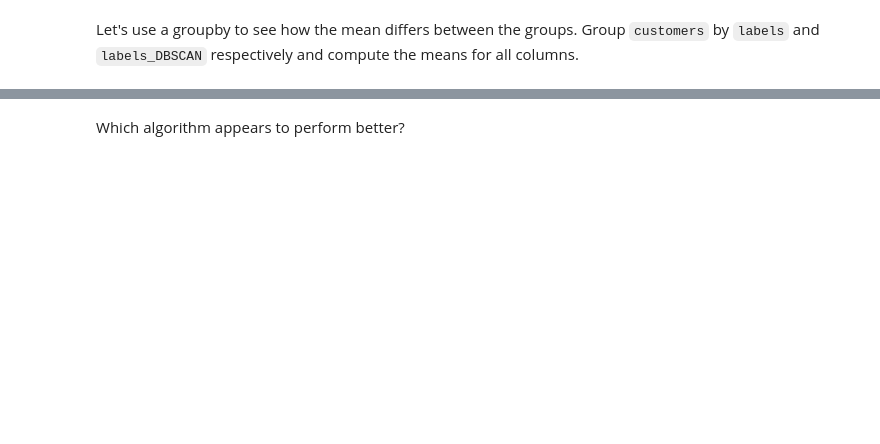
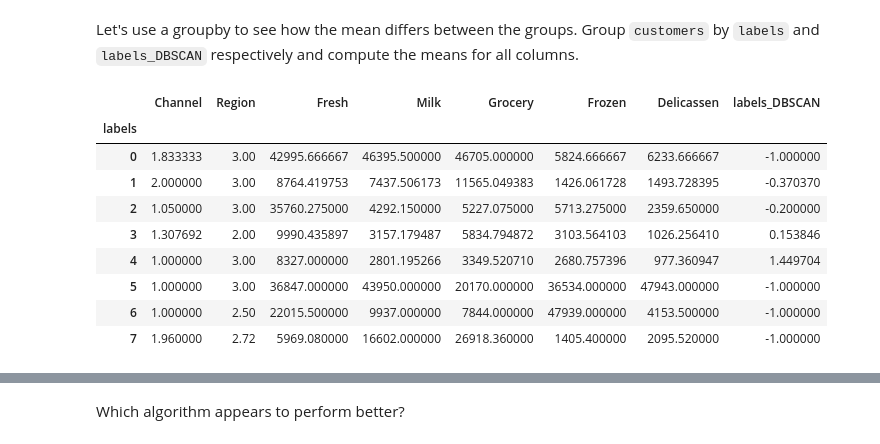
Before and after one commit to Ironhack-Data-Madrid-Octubre-2023/7.4-lab_unsupervised_learning, a Jupyter notebook: your-code/main.ipynb, the cells around one changed output, grey strips where cells are left out. Drawn from its saved outputs; the diff is of its cells as text; code cells hidden in the pictures; blank space fills up the shorter version.

```diff
--- a/your-code/main.ipynb
+++ b/your-code/main.ipynb
@@ -296,0 +328,17 @@ Let's use a groupby to see how the mean differs between the groups. Group `custo
+# %%
+means_kmeans = filt_df.groupby('labels').mean()
+
+means_dbscan = filt_df.groupby('labels_DBSCAN').mean()
+
+display(means_kmeans)
+# %% [output]
+|  | Channel | Region | Fresh | Milk | Grocery | Frozen | Delicassen | labels_DBSCAN |
+| labels |  |  |  |  |  |  |  |  |
+| 0 | 1.833333 | 3.00 | 42995.666667 | 46395.500000 | 46705.000000 | 5824.666667 | 6233.666667 | -1.000000 |
+| 1 | 2.000000 | 3.00 | 8764.419753 | 7437.506173 | 11565.049383 | 1426.061728 | 1493.728395 | -0.370370 |
+| 2 | 1.050000 | 3.00 | 35760.275000 | 4292.150000 | 5227.075000 | 5713.275000 | 2359.650000 | -0.200000 |
+| 3 | 1.307692 | 2.00 | 9990.435897 | 3157.179487 | 5834.794872 | 3103.564103 | 1026.256410 | 0.153846 |
+| 4 | 1.000000 | 3.00 | 8327.000000 | 2801.195266 | 3349.520710 | 2680.757396 | 977.360947 | 1.449704 |
+| 5 | 1.000000 | 3.00 | 36847.000000 | 43950.000000 | 20170.000000 | 36534.000000 | 47943.000000 | -1.000000 |
+| 6 | 1.000000 | 2.50 | 22015.500000 | 9937.000000 | 7844.000000 | 47939.000000 | 4153.500000 | -1.000000 |
+| 7 | 1.960000 | 2.72 | 5969.080000 | 16602.000000 | 26918.360000 | 1405.400000 | 2095.520000 | -1.000000 |
```
Also changed, not shown: parts of 10 cells of this notebook.
